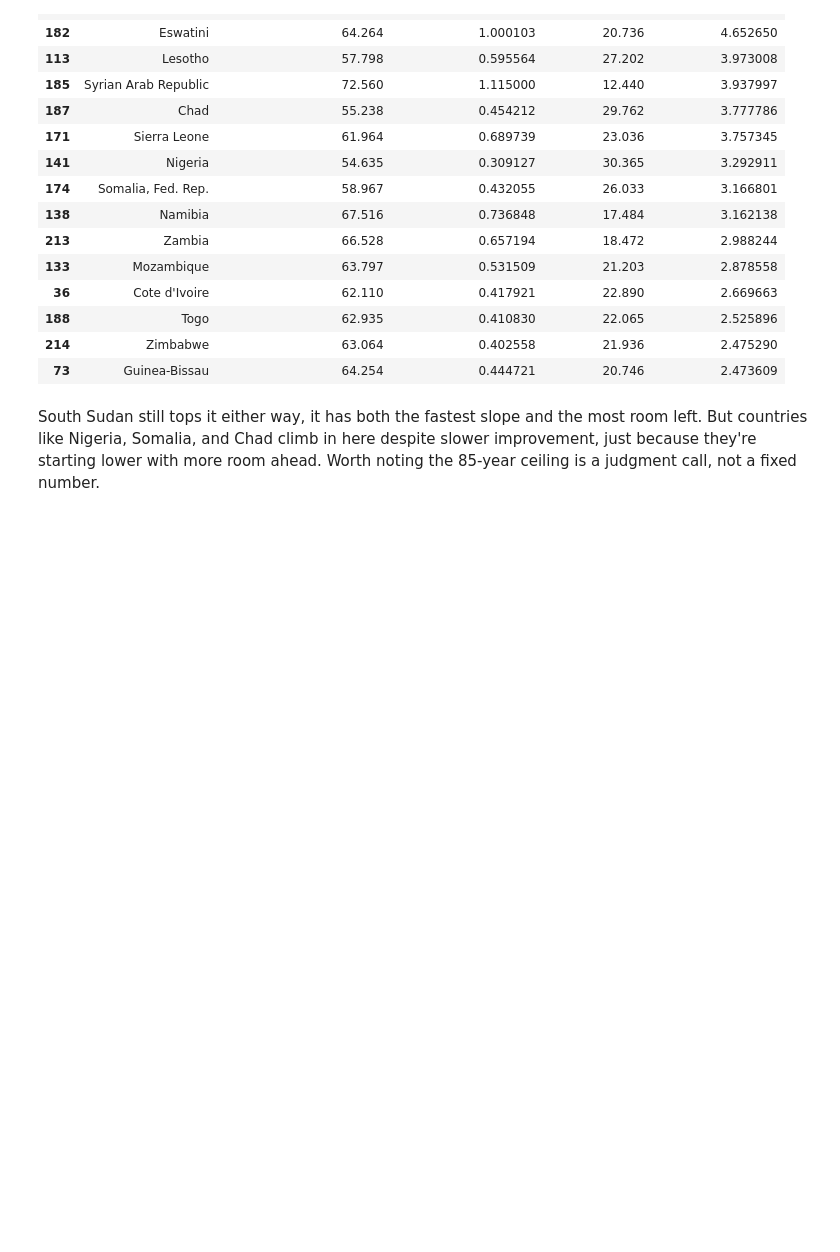
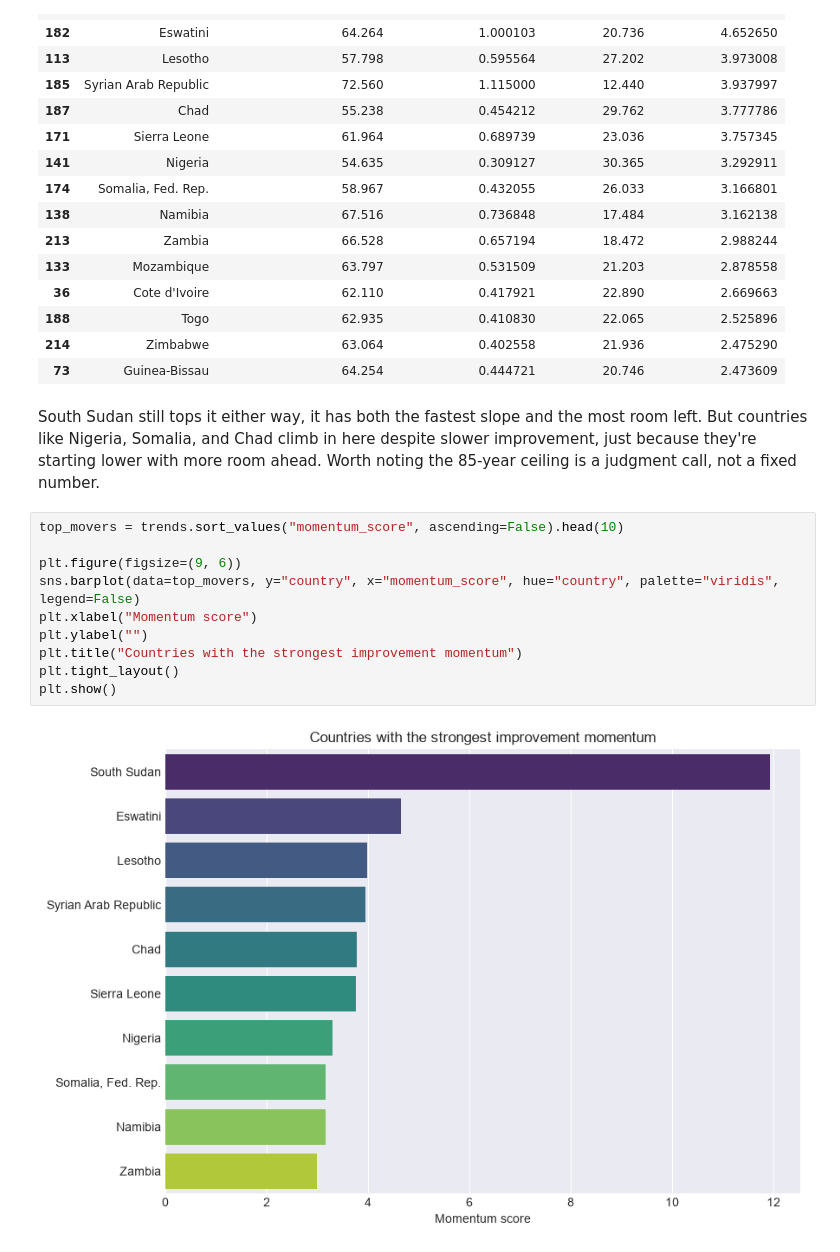
Before and after one commit to rappiok/Life-Expectancy-Drivers, a Jupyter notebook: life_expectancy_drivers.ipynb, the cells around one changed output. Cells and saved outputs as stored; diff of their text form; blank space fills up the shorter version.

```diff
--- a/life_expectancy_drivers.ipynb
+++ b/life_expectancy_drivers.ipynb
@@ -483,3 +483,15 @@ trends.sort_values("momentum_score", ascending=False).head(15)[[
 | 73 | Guinea-Bissau | 64.254 | 0.444721 | 20.746 | 2.473609 |
 # %% [markdown]
 South Sudan still tops it either way, it has both the fastest slope and the most room left. But countries like Nigeria, Somalia, and Chad climb in here despite slower improvement, just because they're starting lower with more room ahead. Worth noting the 85-year ceiling is a judgment call, not a fixed number.
+# %%
+top_movers = trends.sort_values("momentum_score", ascending=False).head(10)
+
+plt.figure(figsize=(9, 6))
+sns.barplot(data=top_movers, y="country", x="momentum_score", hue="country", palette="viridis", legend=False)
+plt.xlabel("Momentum score")
+plt.ylabel("")
+plt.title("Countries with the strongest improvement momentum")
+plt.tight_layout()
+plt.show()
+# %% [output]
+[figure, added]
```
